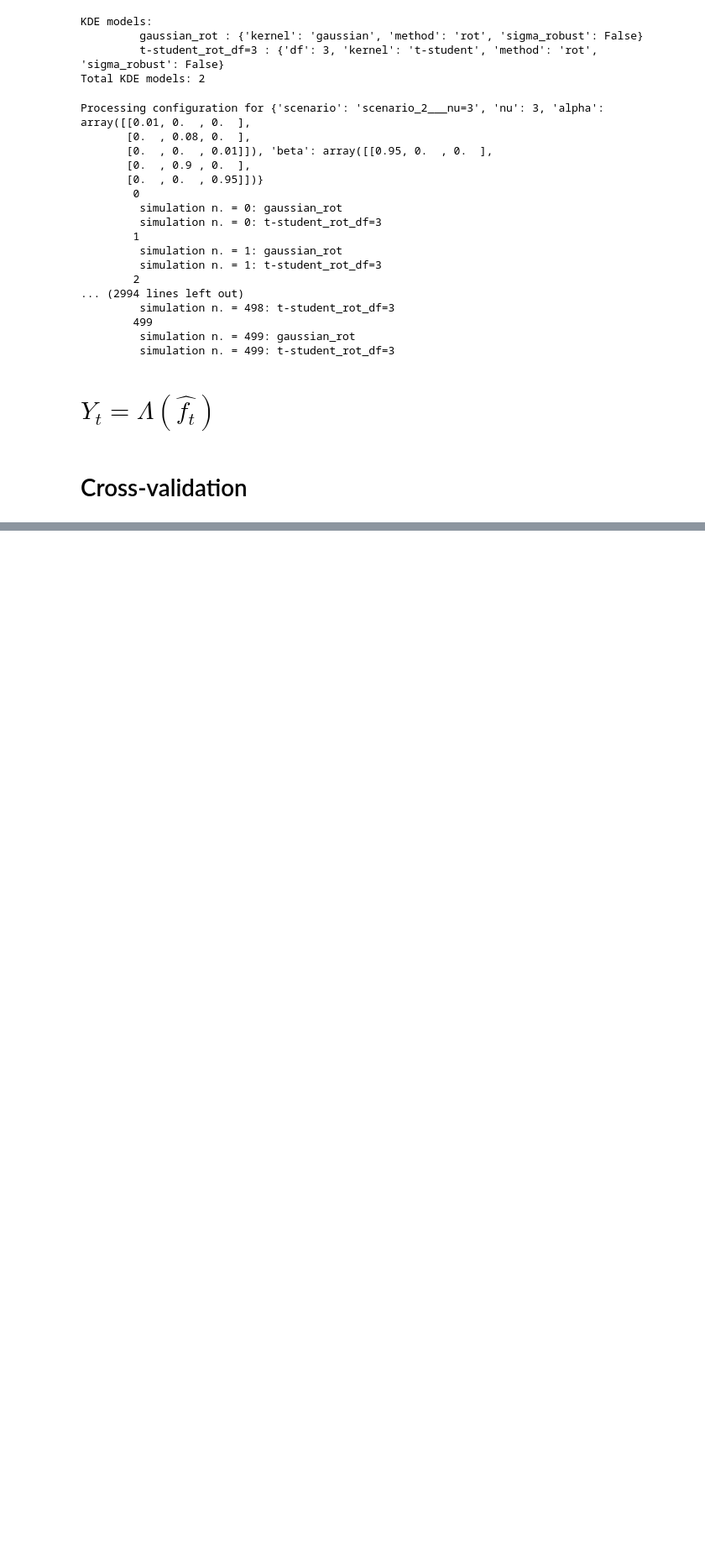
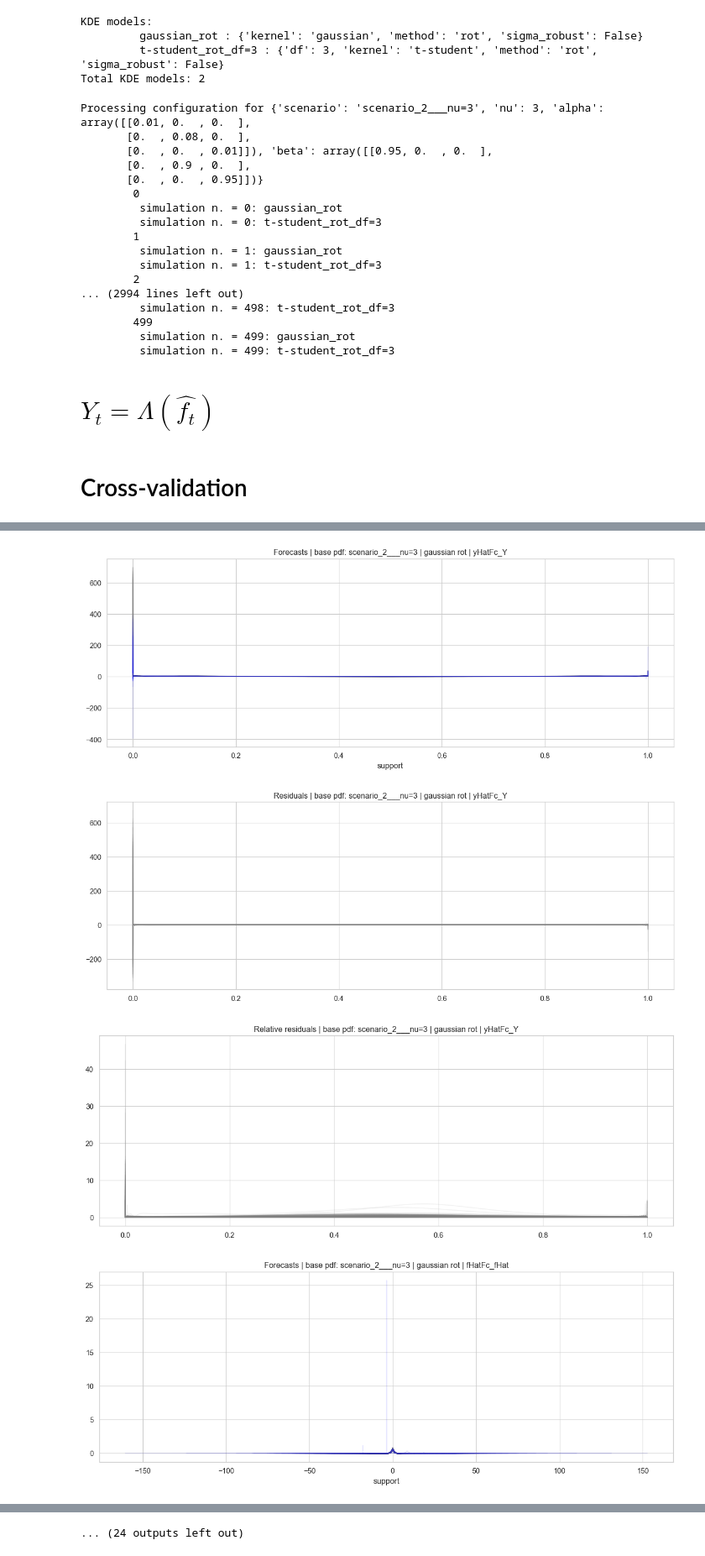
Before and after one commit to matheus-vizzotto/densities4risk, a Jupyter notebook: notebooks/08_fdf_gas_simulation.ipynb, the cells around one changed output, grey strips where cells are left out. Shown at 84% size. Cells and saved outputs as stored; diff of their text form; code cells hidden in the pictures; blank space fills up the shorter version.

```diff
--- a/notebooks/08_fdf_gas_simulation.ipynb
+++ b/notebooks/08_fdf_gas_simulation.ipynb
@@ -662,0 +786,38 @@ for kde_address in kde_addresses:
+# %%
+for scenario in df_cv_results.scenario.unique():
+    df_cv_2 = df_cv_results[df_cv_results["scenario"]==scenario]
+    for kde_model_name in df_cv_2.model_name.unique():
+        df_cv_3 = df_cv_2[df_cv_2["model_name"]==kde_model_name]
+        for target in df_cv_3.comparison.unique():
+            df_cv_4 = df_cv_3[df_cv_3.comparison == target]
+            plt.figure(figsize=(15,5))
+            for n, x in df_cv_4.iterrows():
+                curves = x["curves"].reset_index()[["support", "actual", "forecast"]].set_index("support")
+                # plt.plot(curves["actual"], color="gray", alpha=0.1)
+                # plt.plot(curves["forecast"], color="blue", alpha=0.1)
+                curves["actual"].plot(color="gray", alpha=0.1)
+                curves["forecast"].plot(color="blue", alpha=0.1)
+            plt.title(f"Forecasts | base pdf: {scenario} | {kde_model_name} | {target}")
+            plt.show()
+
+            plt.figure(figsize=(15,5))
+            for n, x in df_cv_4.iterrows():
+                curves = x["curves"].reset_index()[["support", "actual", "forecast"]].set_index("support")
+                curves["residuals"] = curves.actual - curves.forecast
+                plt.plot(curves["residuals"], color="gray", alpha=0.1)
+            plt.title(f"Residuals | base pdf: {scenario} | {kde_model_name} | {target}")
+            plt.show()
+
+            plt.figure(figsize=(15,5))
+            for n, x in df_cv_4.iterrows():
+                curves = x["curves"].reset_index()[["support", "actual", "forecast"]].set_index("support")
+                curves["residuals"] = curves.actual - curves.forecast
+                curves["rel_resid"] = (np.abs(curves["residuals"])/curves.actual).fillna(0)
+                plt.plot(curves["rel_resid"], color="gray", alpha=0.1)
+            plt.title(f"Relative residuals | base pdf: {scenario} | {kde_model_name} | {target}")
+            plt.show()
+# %% [output]
+[figure, added]
+[figure, added]
+[figure, added]
+[figure, added]
@@ -662,0 +832 @@ for kde_address in kde_addresses:
+... (24 outputs left out)
```
Also changed, not shown: parts of 36 cells of this notebook, 2 other files.
